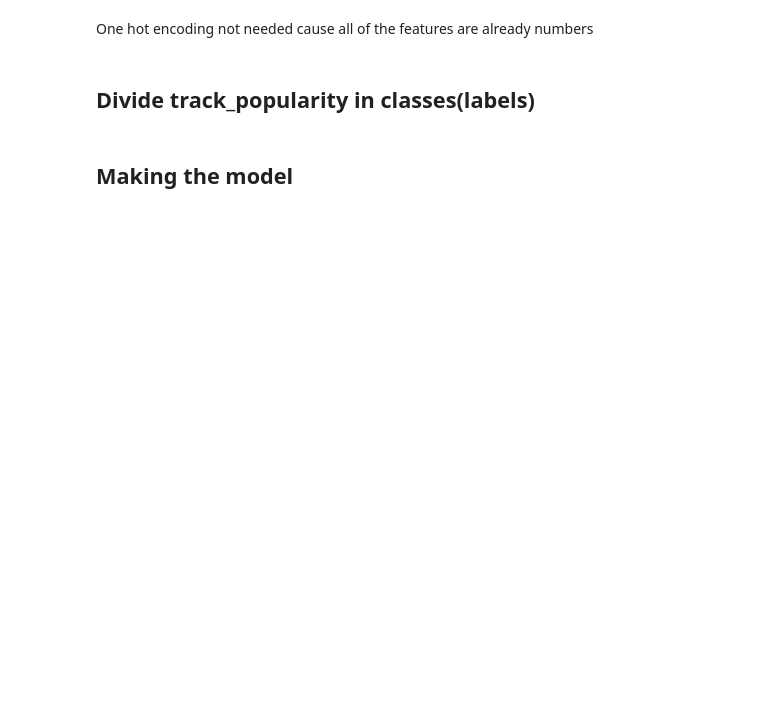
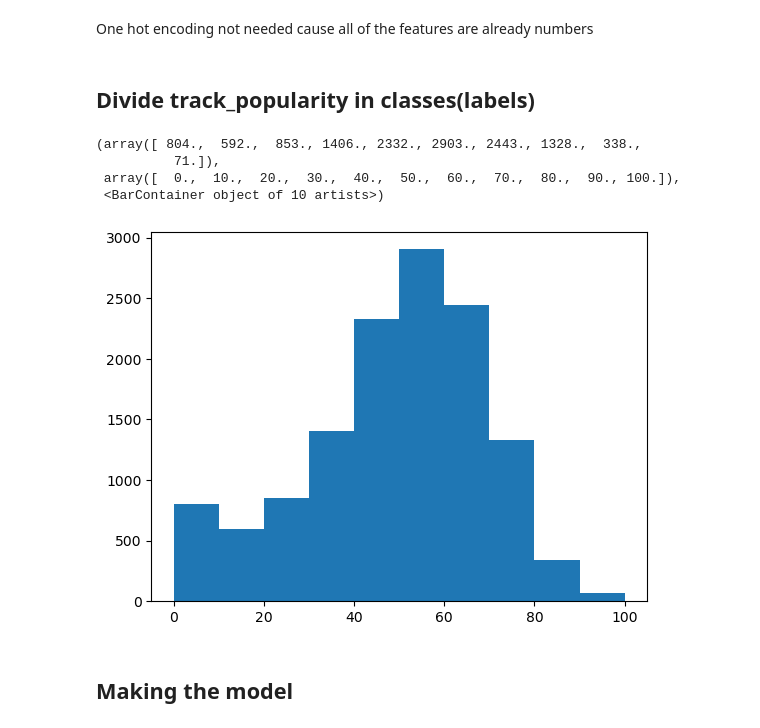
Before and after one commit to EmileJ11/MachineLearning, a Jupyter notebook: decision_tree.ipynb, the cells around one changed output. Saved outputs shown, nothing was run; the diff lists cells and outputs as text; code cells hidden in the pictures; blank space fills up the shorter version.

```diff
--- a/decision_tree.ipynb
+++ b/decision_tree.ipynb
@@ -69,5 +70,13 @@ df.head()
 One hot encoding not needed cause all of the features are already numbers
 # %% [markdown]
 ## Divide track_popularity in classes(labels)
+# %%
+plt.hist(df['song_popularity'])
+# %% [output]
+(array([ 804.,  592.,  853., 1406., 2332., 2903., 2443., 1328.,  338.,
+          71.]),
+ array([  0.,  10.,  20.,  30.,  40.,  50.,  60.,  70.,  80.,  90., 100.]),
+ <BarContainer object of 10 artists>)
+[figure, added]
 # %%
 # Define the bin edges and labels
```
Also changed, not shown: parts of 25 cells of this notebook, 1 other file.
